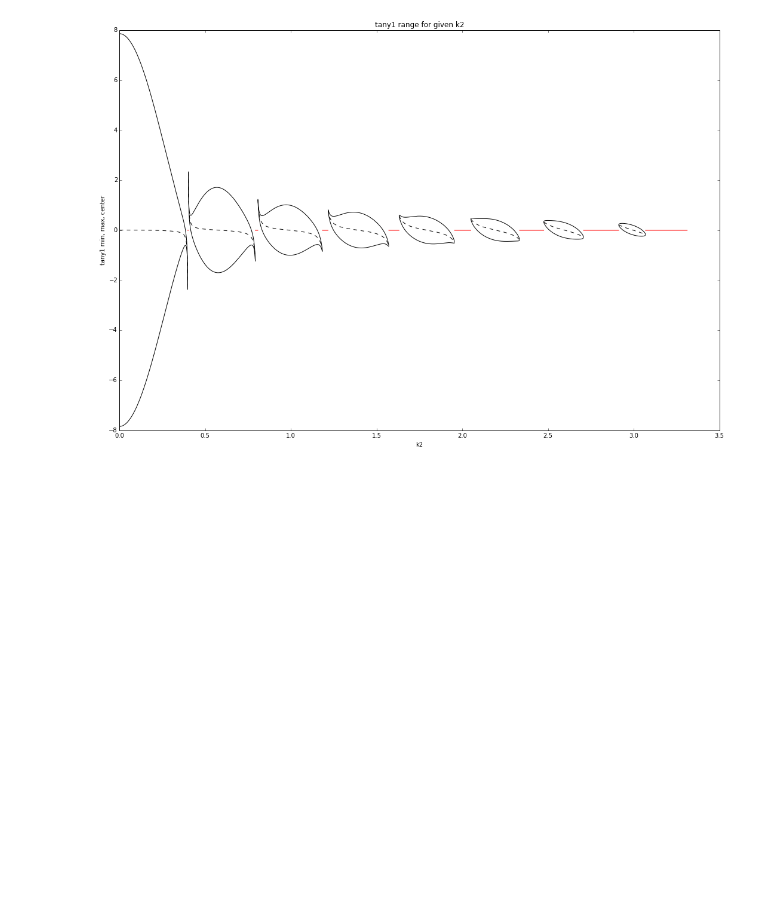
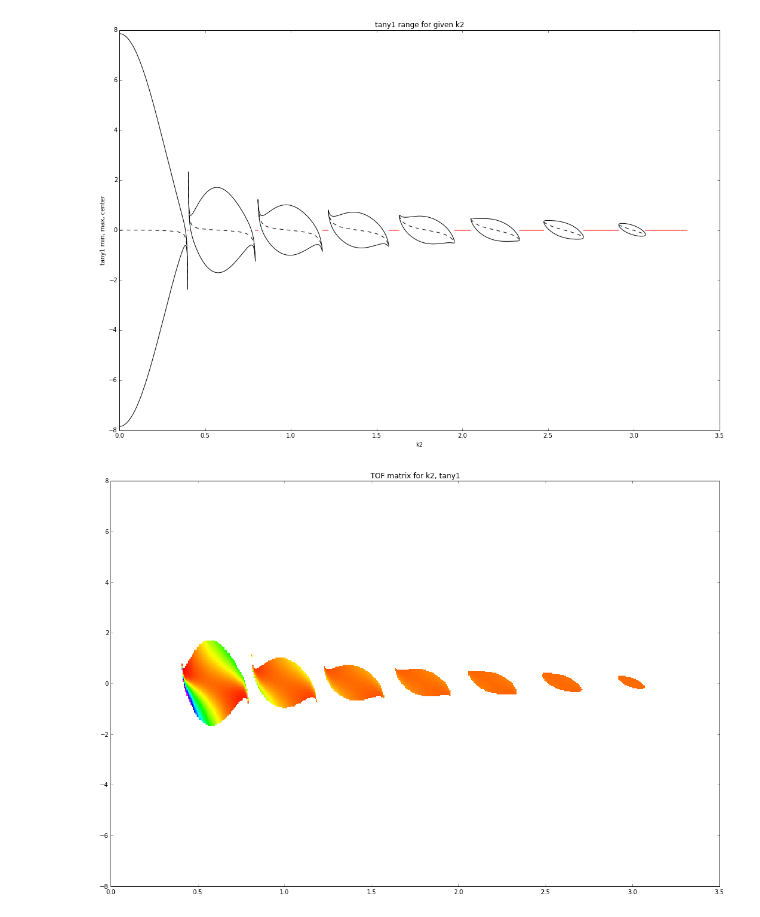
Before and after one commit to CainVelasquez/expsin, a Jupyter notebook: K2 Intervals.ipynb, the cells around one changed output. Drawn from its saved outputs; the diff is of its cells as text; code cells hidden in the pictures; blank space fills up the shorter version.

```diff
--- a/K2 Intervals.ipynb
+++ b/K2 Intervals.ipynb
@@ -47,31 +47,33 @@ plot(k2s, [tany1r(k2,r1,r2,psi)[2] for k2 in k2s], 'k--')
 [<matplotlib.lines.Line2D at 0x...>]
 [figure]
 # %%
-k2s = linspace(0.4,k2_simple_range(r1,r2)[1],400)
+k2s = linspace(0.001,k2_simple_range(r1,r2)[1],400)
 tany1s = linspace(-8.0,8.0,400)
 k2s, tany1s = meshgrid(k2s, tany1s)
 
 @np.vectorize
 def dt(k2, tany1):
     try:
         clss = ClassExpoSin(k2, r1, r2, psi)
         mintany1, maxtany1 = clss.tany1Range()
         extinct = 0.99
         if tany1 > maxtany1 * extinct or tany1 < mintany1 * extinct:
             return np.nan
         exps = clss.createExpoSin(tany1)
         return math.log(exps.dT(psi, 1.0))
     except:
         return np.nan
 
 dts = dt(k2s,tany1s)
 
 mdts = np.ma.array(dts, mask=np.isnan(dts))
 cmap = cm.hsv
 cmap.set_bad('w',1.0)
 
 fig = plt.figure()
 ax = fig.gca()
 ax.set_title('TOF matrix for k2, tany1')
 surf = ax.pcolor(k2s, tany1s, mdts, cmap=cmap, vmin=np.nanmin(dts), vmax=np.nanmax(dts))
 plt.show()
+# %% [output]
+[figure, added]
```
